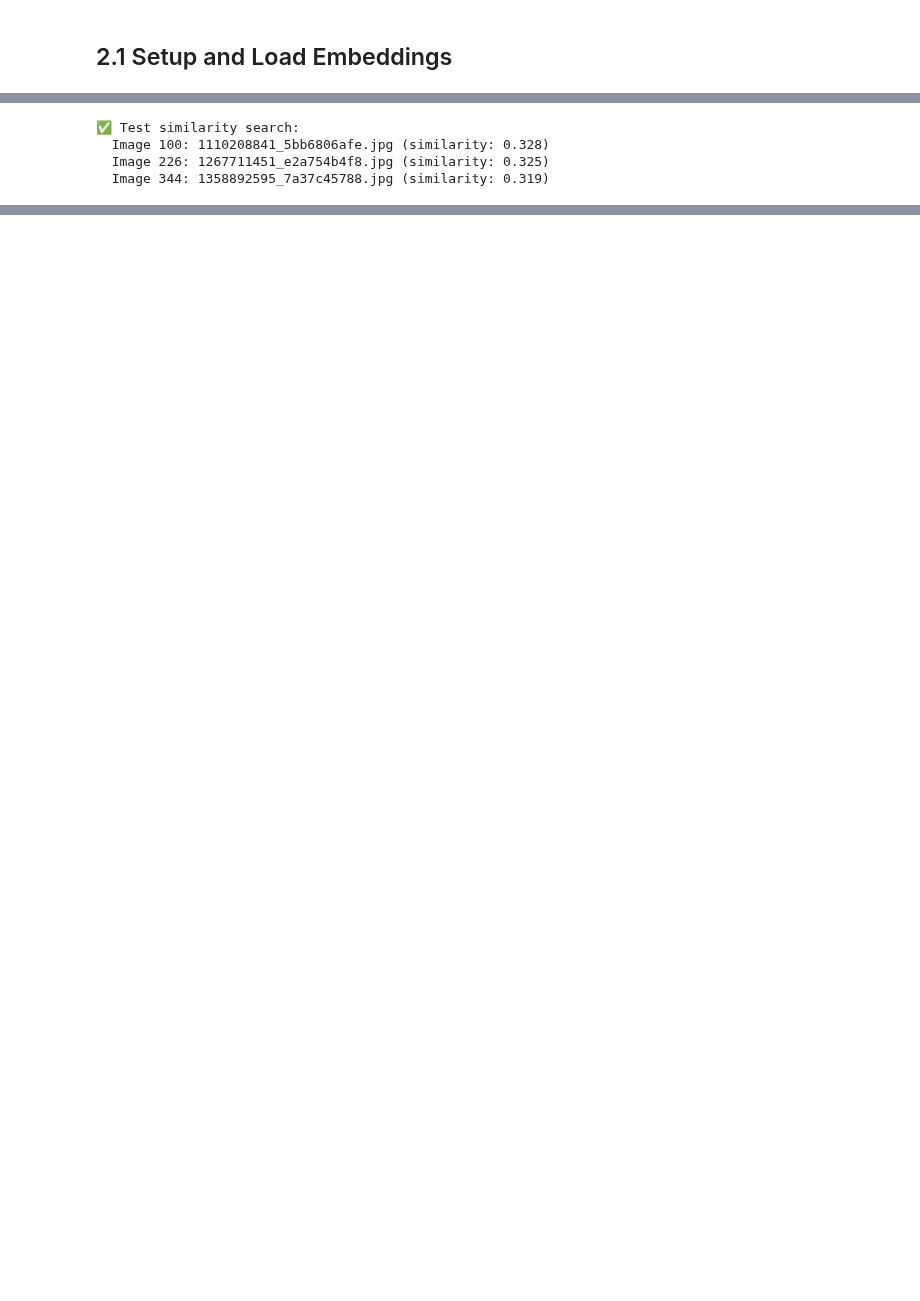
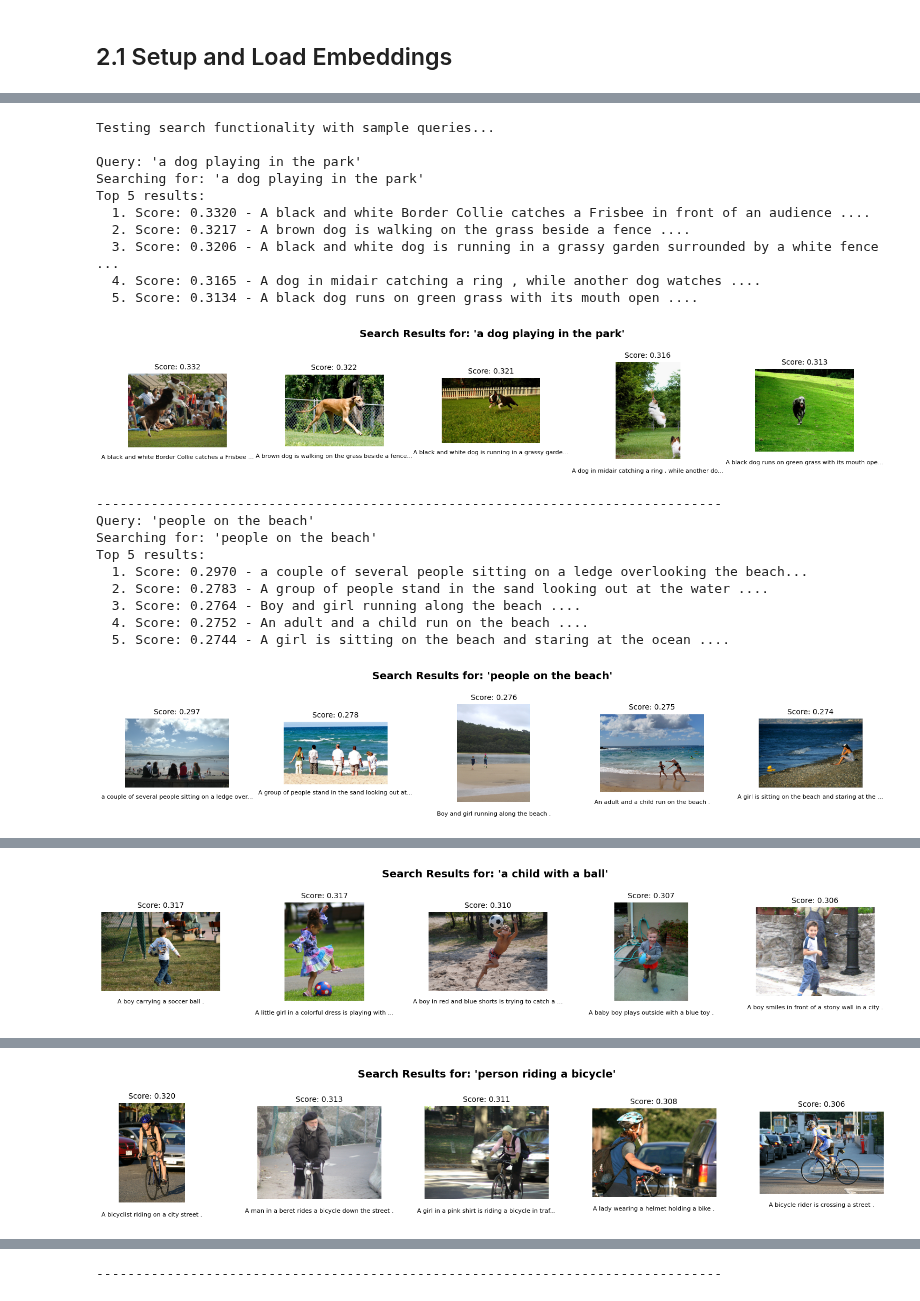
Before and after one commit to LeonByte/SearchEngine, a Jupyter notebook: notebooks/02_search_functionality.ipynb, the cells around one changed output, grey strips where cells are left out. Drawn from its saved outputs; the diff is of its cells as text; code cells hidden in the pictures; blank space fills up the shorter version.

```diff
--- a/notebooks/02_search_functionality.ipynb
+++ b/notebooks/02_search_functionality.ipynb
@@ -101,40 +179,45 @@ Loading clip-ViT-B-16 for query processing...
 # %%
-# Efficient similarity search using scikit-learn
-def find_similar_images(query_embedding, top_k=5):
-    """
-    Find most similar images to query using cosine similarity.
+# Test search function with example queries
+test_queries = [
+    "a dog playing in the park",
+    "people on the beach",
+    "a child with a ball",
+    "person riding a bicycle",
+    "black and white photo"
+]
 
-    Args:
-        query_embedding: Query embedding vector
-        top_k: Number of results to return
+print("Testing search functionality with sample queries...\n")
 
-    Returns:
-        List of (image_index, similarity_score) tuples
-    """
-    # Reshape query for cosine similarity calculation
-    query_embedding = query_embedding.reshape(1, -1)
+for query in test_queries:
+    print(f"Query: '{query}'")
+    results = search_images_by_text(query, top_k=5)
 
-    # Calculate cosine similarity with all image embeddings
-    similarities = cosine_similarity(query_embedding, image_embeddings)[0]
+    print("Top 5 results:")
+    for i, (path, score, caption) in enumerate(results, 1):
+        print(f"  {i}. Score: {score:.4f} - {caption[:80]}...")
 
-    # Get top-k most similar images
-    top_indices = np.argsort(similarities)[::-1][:top_k]
-
-    results = []
-    for idx in top_indices:
-        results.append((idx, similarities[idx]))
-
-    return results
-
-# Test similarity search
-test_query_emb = embed_text_query("a dog playing")
-test_results = find_similar_images(test_query_emb, top_k=3)
-
-print("✅ Test similarity search:")
-for idx, score in test_results:
-    print(f"  Image {idx}: {image_files[idx]} (similarity: {score:.3f})")
+    # Display results visually
+    display_search_results(results, query)
+    print("-" * 80)
 # %% [output]
-✅ Test similarity search:
-  Image 100: 1110208841_5bb6806afe.jpg (similarity: 0.328)
-  Image 226: 1267711451_e2a754b4f8.jpg (similarity: 0.325)
-  Image 344: 1358892595_7a37c45788.jpg (similarity: 0.319)
+Testing search functionality with sample queries...
+
+Query: 'a dog playing in the park'
+Searching for: 'a dog playing in the park'
+Top 5 results:
+  1. Score: 0.3320 - A black and white Border Collie catches a Frisbee in front of an audience ....
+  2. Score: 0.3217 - A brown dog is walking on the grass beside a fence ....
+  3. Score: 0.3206 - A black and white dog is running in a grassy garden surrounded by a white fence ...
+  4. Score: 0.3165 - A dog in midair catching a ring , while another dog watches ....
+  5. Score: 0.3134 - A black dog runs on green grass with its mouth open ....
+[figure, added]
+--------------------------------------------------------------------------------
+Query: 'people on the beach'
+Searching for: 'people on the beach'
+Top 5 results:
+  1. Score: 0.2970 - a couple of several people sitting on a ledge overlooking the beach...
+  2. Score: 0.2783 - A group of people stand in the sand looking out at the water ....
+  3. Score: 0.2764 - Boy and girl running along the beach ....
+  4. Score: 0.2752 - An adult and a child run on the beach ....
+  5. Score: 0.2744 - A girl is sitting on the beach and staring at the ocean ....
+[figure, added]
@@ -140,0 +233 @@ for idx, score in test_results:
+[figure, added]
@@ -140,0 +243 @@ for idx, score in test_results:
+[figure, added]
@@ -141 +254,2 @@ for idx, score in test_results:
+--------------------------------------------------------------------------------
 # %% [markdown]
```
Also changed, not shown: parts of 17 cells of this notebook, 1 other file.
